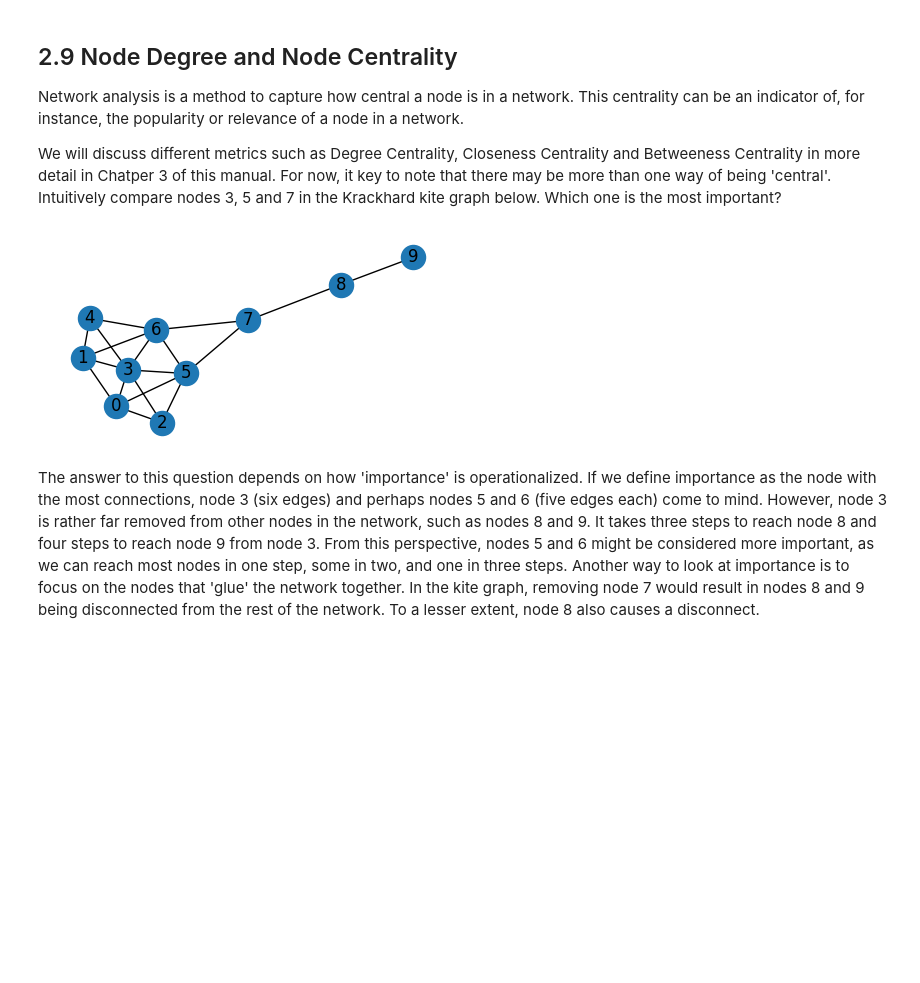
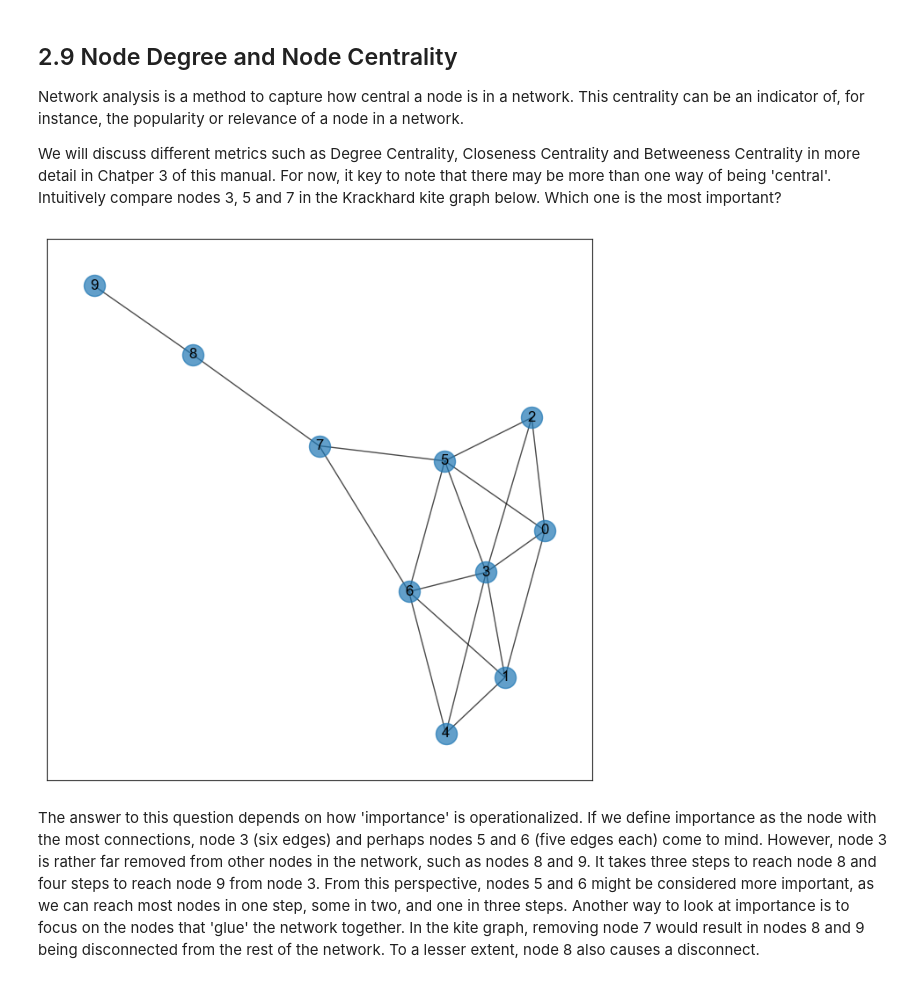
Before and after one commit to maastrichtlawtech/legalnetworkanalysis_textbook, a Jupyter notebook: Chapter_2_Key_Concepts.ipynb, the cells around one changed output. Drawn from its saved outputs; the diff is of its cells as text; code cells hidden in the pictures; blank space fills up the shorter version.

```diff
--- a/Chapter_2_Key_Concepts.ipynb
+++ b/Chapter_2_Key_Concepts.ipynb
@@ -10,6 +10,7 @@ import matplotlib.pyplot as plt
 from src.helper import load_graph_from_json, draw_spring
 import warnings
 warnings.filterwarnings("ignore")
+sns.set_style("white")
 # %% [markdown]
 # 2 Key Concepts
 
@@ -224,13 +226,9 @@ Network analysis is a method to capture how central a node is in a network. This
 We will discuss different metrics such as Degree Centrality, Closeness Centrality and Betweeness Centrality in more detail in Chatper 3 of this manual. For now, it key to note that there may be more than one way of being 'central'. Intuitively compare nodes 3, 5 and 7 in the Krackhard kite graph below. Which one is the most important?
 # %%
 g_kite = nx.krackhardt_kite_graph()
-
-plt.figure(figsize=(4, 2))
-pos = nx.spring_layout(g_kite, seed=10)  # Fixed layout with a seed
-nx.draw(g_kite, pos, with_labels=True)
-plt.show()
+draw_spring(g_kite)
 # %% [output]
-[figure, old version]
+[figure, new version]
 # %% [markdown]
 The answer to this question depends on how 'importance' is operationalized. If we define importance as the node with the most connections, node 3 (six edges) and perhaps nodes 5 and 6 (five edges each) come to mind. However, node 3 is rather far removed from other nodes in the network, such as nodes 8 and 9. It takes three steps to reach node 8 and four steps to reach node 9 from node 3. From this perspective, nodes 5 and 6 might be considered more important, as we can reach most nodes in one step, some in two, and one in three steps. Another way to look at importance is to focus on the nodes that 'glue' the network together. In the kite graph, removing node 7 would result in nodes 8 and 9 being disconnected from the rest of the network. To a lesser extent, node 8 also causes a disconnect.
 # %% [markdown]
```
Also changed, not shown: parts of 7 cells of this notebook, 11 other files.
